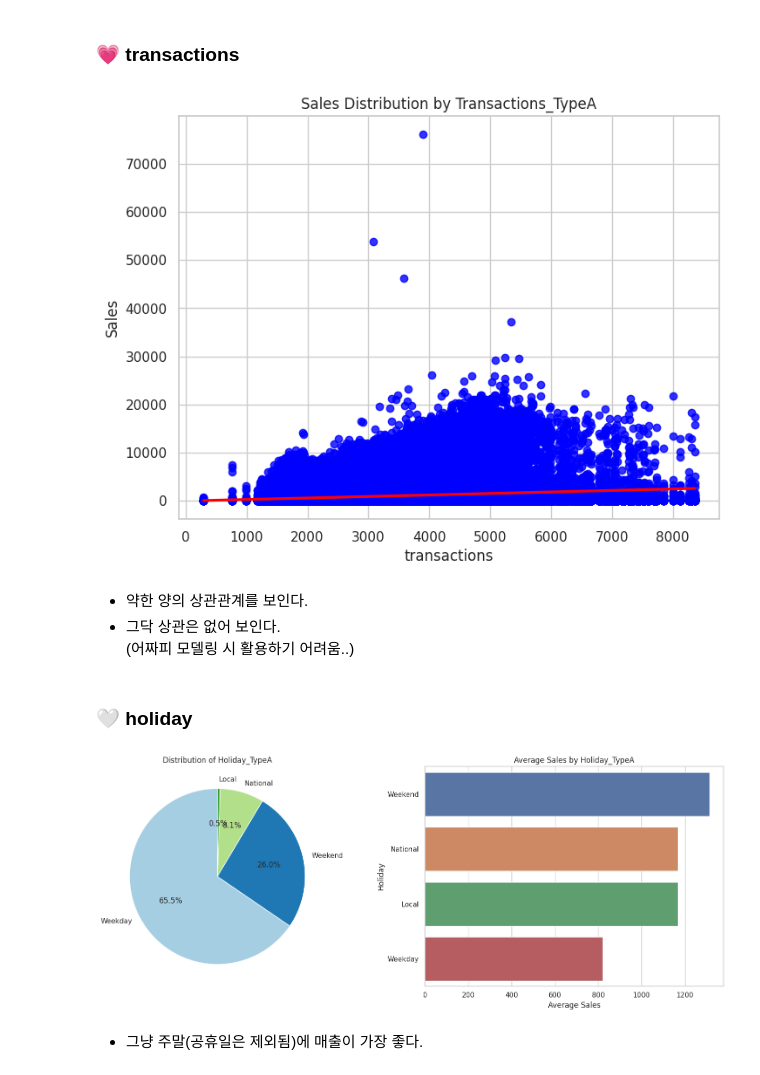
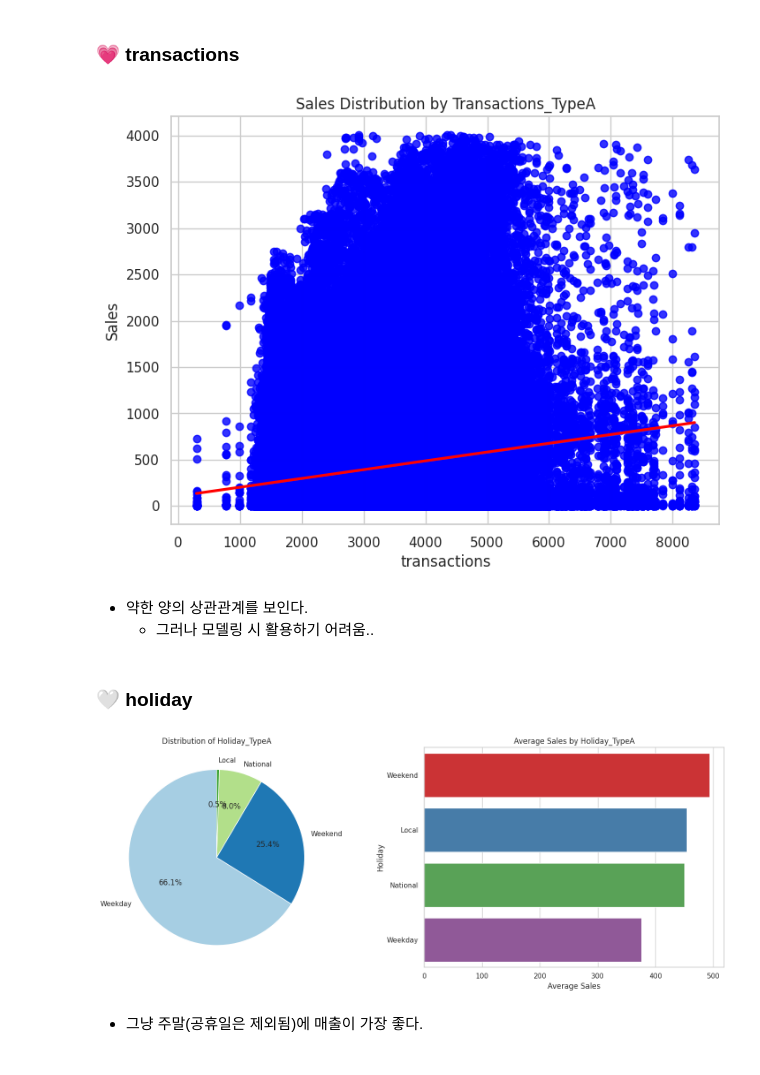
Before and after one commit to rhehgus02/Store-Sales-Forecasting2, a Jupyter notebook: 3.EDA_Type A.ipynb, the cells around one changed output. Cells and saved outputs as stored; diff of their text form; code cells hidden in the pictures.

```diff
--- a/3.EDA_Type A.ipynb
+++ b/3.EDA_Type A.ipynb
@@ -590,0 +620,28 @@ px.line(a, x = "date", y= "sales", color = "store_nbr", title = "Daily total sal
+# %%
+### 이상치 탐지 함수
+
+def get_outlier_indices(df_col, weight=1.5):
+  q1, q3 = np.percentile(df_col, [25, 75])
+
+  iqr = q3 - q1
+  iqr_weight = iqr * weight # iqr의 1.5배 범위를 벗어나는 것을 이상치로 처리
+
+  lowest_val, highest_val = q1 - iqr_weight, q3 + iqr_weight # 상한, 하한
+
+  outlier_indices = df_col[(df_col < lowest_val) | (df_col > highest_val)].index # 이상치에 해당하는 데이터 idx
+
+  return outlier_indices
+# %%
+# 제거할 행(row)의 인덱스를 저장
+rows_to_drop = []
+
+# 'store_nbr'을 기준으로 데이터를 그룹화
+grouped = typeA.groupby('store_nbr')['sales']
+
+# 각 그룹에 대해 이상치를 찾아내고 인덱스를 추가
+for _, group_data in grouped:
+  outlier_indices = get_outlier_indices(group_data, weight = 3)
+  rows_to_drop.extend(outlier_indices)
+
+# 이상치 제거
+typeA = typeA.drop(rows_to_drop)
@@ -590,0 +668,3 @@ px.line(a, x = "date", y= "sales", color = "store_nbr", title = "Daily total sal
+# %%
+a = typeA.set_index("date").groupby("store_nbr").resample("D").sales.sum().reset_index()
+px.line(a, x = "date", y= "sales", color = "store_nbr", title = "Daily total sales of the stores_Type A")
@@ -775,34 +861,33 @@ plt.xlabel('transactions')
 plt.ylabel('Sales')
 plt.show()
 # %% [output]
-[figure, old version]
+[figure, new version]
 # %% [markdown]
 - 약한 양의 상관관계를 보인다.
-- 그닥 상관은 없어 보인다.
-(어짜피 모델링 시 활용하기 어려움..)
+  - 그러나 모델링 시 활용하기 어려움..
 # %% [markdown]
 ### **🤍 holiday**
 # %%
 plt.figure(figsize=(15, 6))
 
 # 첫 번째 subplot: 파이 차트
 plt.subplot(1, 2, 1)
 holiday_counts = typeA['holiday'].value_counts()
 plt.pie(holiday_counts, labels=holiday_counts.index, autopct='%1.1f%%', startangle=90, colors=plt.cm.Paired.colors)
 plt.title('Distribution of Holiday_TypeA')
 
 # 두 번째 subplot: 막대 그래프
 plt.subplot(1, 2, 2)
 average_sales_by_holiday = typeA.groupby('holiday')['sales'].mean().sort_values(ascending=False)
-sns.barplot(x='sales', y='holiday', data=typeA, order=average_sales_by_holiday.index, ci=None)
+sns.barplot(x='sales', y='holiday', data=typeA, order=average_sales_by_holiday.index, ci=None, palette='Set1')
 
 plt.title('Average Sales by Holiday_TypeA')
 plt.xlabel('Average Sales')
 plt.ylabel('Holiday')
 plt.tight_layout()
 plt.show()
 # %% [output]
-[figure, old version]
+[figure, new version]
 # %% [markdown]
 - 그냥 주말(공휴일은 제외됨)에 매출이 가장 좋다.
 # %% [markdown]
```
Also changed, not shown: parts of 41 cells of this notebook.
